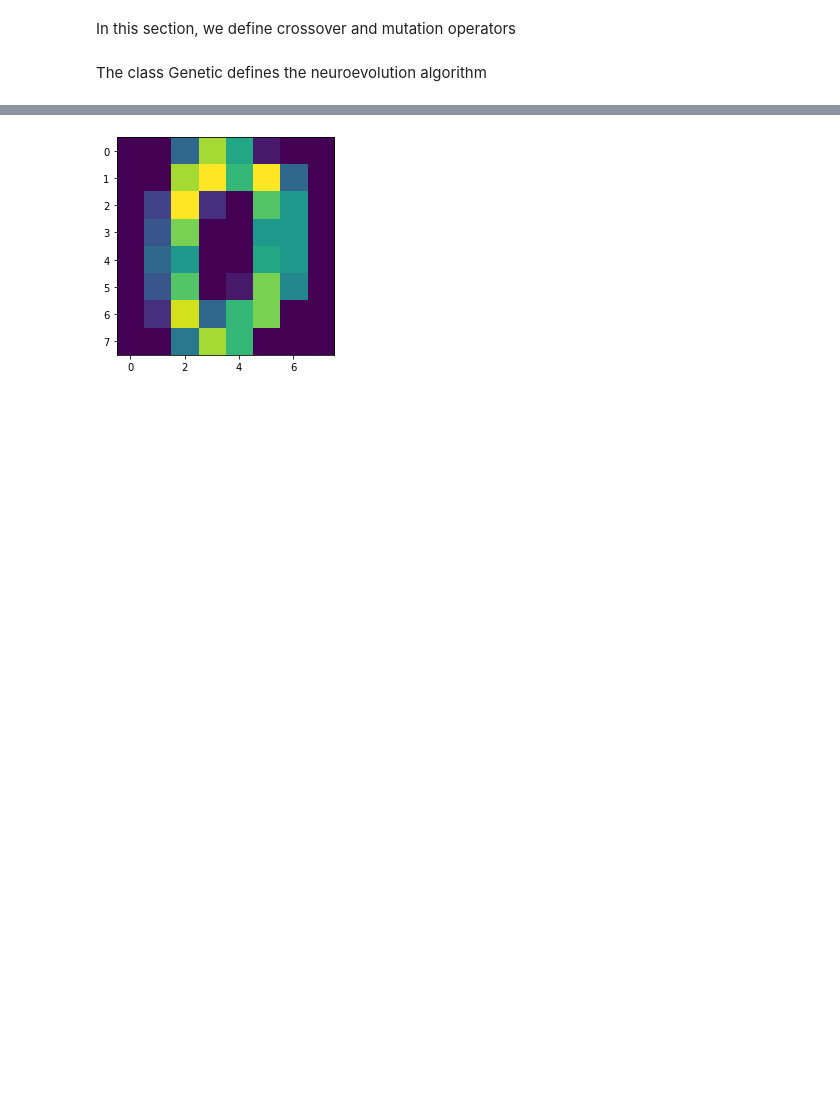
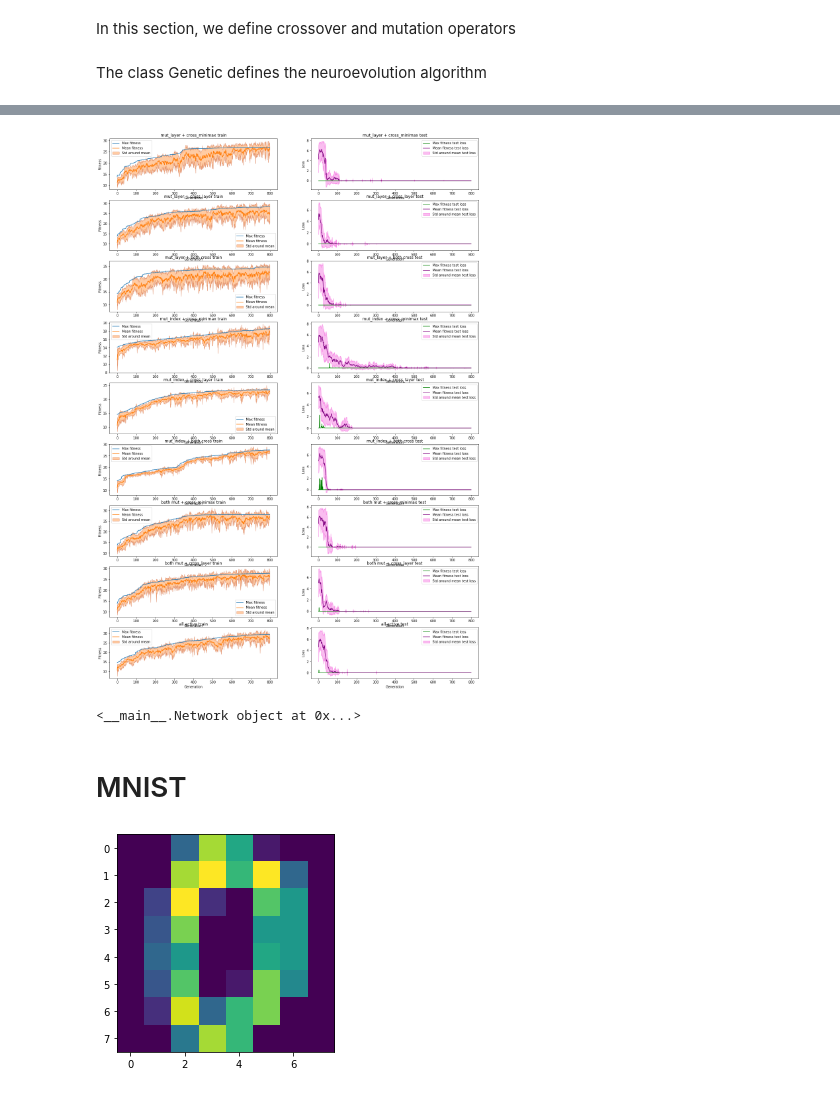
Before and after one commit to lkruger27/NaturalComputing, a Jupyter notebook: Project/NaturalComputingProjectLatest.ipynb, the cells around one changed output, grey strips where cells are left out. Drawn from its saved outputs; the diff is of its cells as text; code cells hidden in the pictures; blank space fills up the shorter version.

```diff
--- a/Project/NaturalComputingProjectLatest.ipynb
+++ b/Project/NaturalComputingProjectLatest.ipynb
@@ -445,0 +545,2 @@ for i in range(0, 9):
+# %%
+all_hists6_top = try_probs(6, np.array(X6_train), np.array(y6_train), np.array(X6_test), np.array(y6_test), 800, probabilities)
@@ -446,3 +557,13 @@ for i in range(0, 9):
+# %%
+plot_probs2(800, all_hists6_top)
+# %% [output]
+[figure, added]
+# %%
+print(all_hists6_top[0][5][0])
+# %% [output]
+<__main__.Network object at 0x...>
+# %% [markdown]
+# MNIST
 # %%
 from sklearn.datasets import load_digits
 # %%
```
Also changed, not shown: parts of 39 cells of this notebook.
